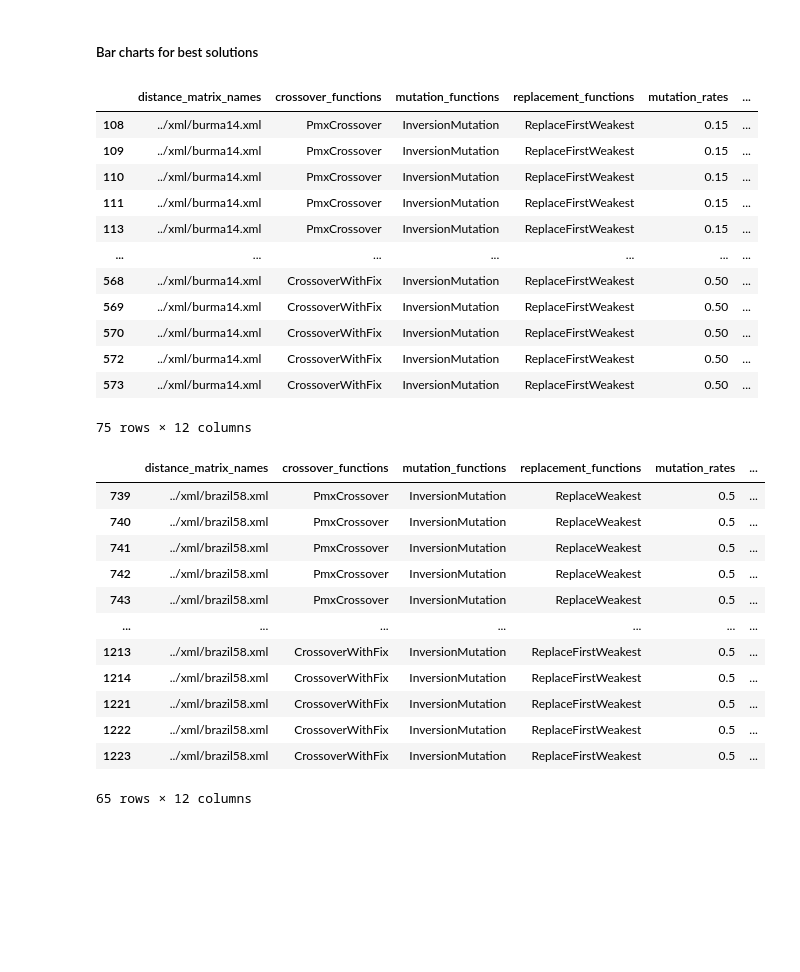
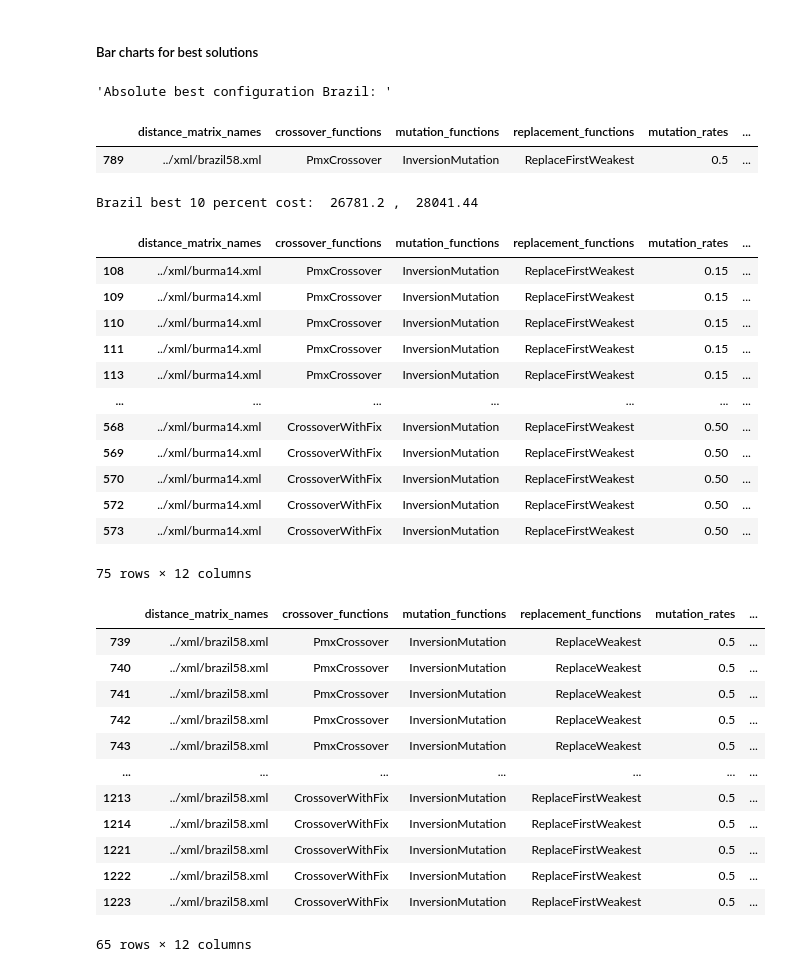
Before and after one commit to franzherm/ea_tsp, a Jupyter notebook: src/data_analysis.ipynb, the cells around one changed output. Cells and saved outputs as stored; diff of their text form; code cells hidden in the pictures; blank space fills up the shorter version.

```diff
--- a/src/data_analysis.ipynb
+++ b/src/data_analysis.ipynb
@@ -301,39 +301,45 @@ plt.gca().tick_params(axis='both', which='major', labelsize=20)
 ##### Bar charts for best solutions
 # %%
 # retrieve best solutions for both cities. For Burma these are the ones reaching the optimum solution of 3323, for Brazil we'll take the best 5%
+display("Absolute best configuration Brazil: ", overview_brazil[overview_brazil["LowestCost"] == overview_brazil["LowestCost"].min()])
 best_burma = overview_burma[overview_burma["LowestCost"] == 3323]
-brazil_10_percent_cost = overview_brazil["LowestCost"].quantile(q=0.1)
+brazil_10_percent_cost = overview_brazil["LowestCost"].quantile(q=0.10)
+print("Brazil best 10 percent cost: ",overview_brazil["LowestCost"].min(),", ",brazil_10_percent_cost)
 best_brazil = overview_brazil[overview_brazil["LowestCost"] <= brazil_10_percent_cost]
 
 display(best_burma)
 display(best_brazil)
 # %% [output]
+'Absolute best configuration Brazil: '
 |  | distance_matrix_names | crossover_functions | mutation_functions | replacement_functions | mutation_rates | ... |
-| 108 | ../xml/burma14.xml | PmxCrossover | InversionMutation | ReplaceFirstWeakest | 0.15 | ... |
-| 109 | ../xml/burma14.xml | PmxCrossover | InversionMutation | ReplaceFirstWeakest | 0.15 | ... |
-| 110 | ../xml/burma14.xml | PmxCrossover | InversionMutation | ReplaceFirstWeakest | 0.15 | ... |
-| 111 | ../xml/burma14.xml | PmxCrossover | InversionMutation | ReplaceFirstWeakest | 0.15 | ... |
-| 113 | ../xml/burma14.xml | PmxCrossover | InversionMutation | ReplaceFirstWeakest | 0.15 | ... |
-| ... | ... | ... | ... | ... | ... | ... |
-| 568 | ../xml/burma14.xml | CrossoverWithFix | InversionMutation | ReplaceFirstWeakest | 0.50 | ... |
-| 569 | ../xml/burma14.xml | CrossoverWithFix | InversionMutation | ReplaceFirstWeakest | 0.50 | ... |
-| 570 | ../xml/burma14.xml | CrossoverWithFix | InversionMutation | ReplaceFirstWeakest | 0.50 | ... |
-| 572 | ../xml/burma14.xml | CrossoverWithFix | InversionMutation | ReplaceFirstWeakest | 0.50 | ... |
-| 573 | ../xml/burma14.xml | CrossoverWithFix | InversionMutation | ReplaceFirstWeakest | 0.50 | ... |
+| 789 | ../xml/brazil58.xml | PmxCrossover | InversionMutation | ReplaceFirstWeakest | 0.5 | ... |
-75 rows × 12 columns
+Brazil best 10 percent cost:  26781.2 ,  28041.44
 |  | distance_matrix_names | crossover_functions | mutation_functions | replacement_functions | mutation_rates | ... |
-| 739 | ../xml/brazil58.xml | PmxCrossover | InversionMutation | ReplaceWeakest | 0.5 | ... |
-| 740 | ../xml/brazil58.xml | PmxCrossover | InversionMutation | ReplaceWeakest | 0.5 | ... |
-| 741 | ../xml/brazil58.xml | PmxCrossover | InversionMutation | ReplaceWeakest | 0.5 | ... |
-| 742 | ../xml/brazil58.xml | PmxCrossover | InversionMutation | ReplaceWeakest | 0.5 | ... |
-| 743 | ../xml/brazil58.xml | PmxCrossover | InversionMutation | ReplaceWeakest | 0.5 | ... |
+| 108 | ../xml/burma14.xml | PmxCrossover | InversionMutation | ReplaceFirstWeakest | 0.15 | ... |
+| 109 | ../xml/burma14.xml | PmxCrossover | InversionMutation | ReplaceFirstWeakest | 0.15 | ... |
+| 110 | ../xml/burma14.xml | PmxCrossover | InversionMutation | ReplaceFirstWeakest | 0.15 | ... |
+| 111 | ../xml/burma14.xml | PmxCrossover | InversionMutation | ReplaceFirstWeakest | 0.15 | ... |
+| 113 | ../xml/burma14.xml | PmxCrossover | InversionMutation | ReplaceFirstWeakest | 0.15 | ... |
 | ... | ... | ... | ... | ... | ... | ... |
-| 1213 | ../xml/brazil58.xml | CrossoverWithFix | InversionMutation | ReplaceFirstWeakest | 0.5 | ... |
-| 1214 | ../xml/brazil58.xml | CrossoverWithFix | InversionMutation | ReplaceFirstWeakest | 0.5 | ... |
-| 1221 | ../xml/brazil58.xml | CrossoverWithFix | InversionMutation | ReplaceFirstWeakest | 0.5 | ... |
-| 1222 | ../xml/brazil58.xml | CrossoverWithFix | InversionMutation | ReplaceFirstWeakest | 0.5 | ... |
-| 1223 | ../xml/brazil58.xml | CrossoverWithFix | InversionMutation | ReplaceFirstWeakest | 0.5 | ... |
+| 568 | ../xml/burma14.xml | CrossoverWithFix | InversionMutation | ReplaceFirstWeakest | 0.50 | ... |
+| 569 | ../xml/burma14.xml | CrossoverWithFix | InversionMutation | ReplaceFirstWeakest | 0.50 | ... |
+| 570 | ../xml/burma14.xml | CrossoverWithFix | InversionMutation | ReplaceFirstWeakest | 0.50 | ... |
+| 572 | ../xml/burma14.xml | CrossoverWithFix | InversionMutation | ReplaceFirstWeakest | 0.50 | ... |
+| 573 | ../xml/burma14.xml | CrossoverWithFix | InversionMutation | ReplaceFirstWeakest | 0.50 | ... |
-65 rows × 12 columns
+75 rows × 12 columns
+|  | distance_matrix_names | crossover_functions | mutation_functions | replacement_functions | mutation_rates | ... |
+| 739 | ../xml/brazil58.xml | PmxCrossover | InversionMutation | ReplaceWeakest | 0.5 | ... |
+| 740 | ../xml/brazil58.xml | PmxCrossover | InversionMutation | ReplaceWeakest | 0.5 | ... |
+| 741 | ../xml/brazil58.xml | PmxCrossover | InversionMutation | ReplaceWeakest | 0.5 | ... |
+| 742 | ../xml/brazil58.xml | PmxCrossover | InversionMutation | ReplaceWeakest | 0.5 | ... |
+| 743 | ../xml/brazil58.xml | PmxCrossover | InversionMutation | ReplaceWeakest | 0.5 | ... |
+| ... | ... | ... | ... | ... | ... | ... |
+| 1213 | ../xml/brazil58.xml | CrossoverWithFix | InversionMutation | ReplaceFirstWeakest | 0.5 | ... |
+| 1214 | ../xml/brazil58.xml | CrossoverWithFix | InversionMutation | ReplaceFirstWeakest | 0.5 | ... |
+| 1221 | ../xml/brazil58.xml | CrossoverWithFix | InversionMutation | ReplaceFirstWeakest | 0.5 | ... |
+| 1222 | ../xml/brazil58.xml | CrossoverWithFix | InversionMutation | ReplaceFirstWeakest | 0.5 | ... |
+| 1223 | ../xml/brazil58.xml | CrossoverWithFix | InversionMutation | ReplaceFirstWeakest | 0.5 | ... |
+65 rows × 12 columns
 # %%
 #print bar plots function
 
```
Also changed, not shown: parts of 2 cells of this notebook, 2 other files.
